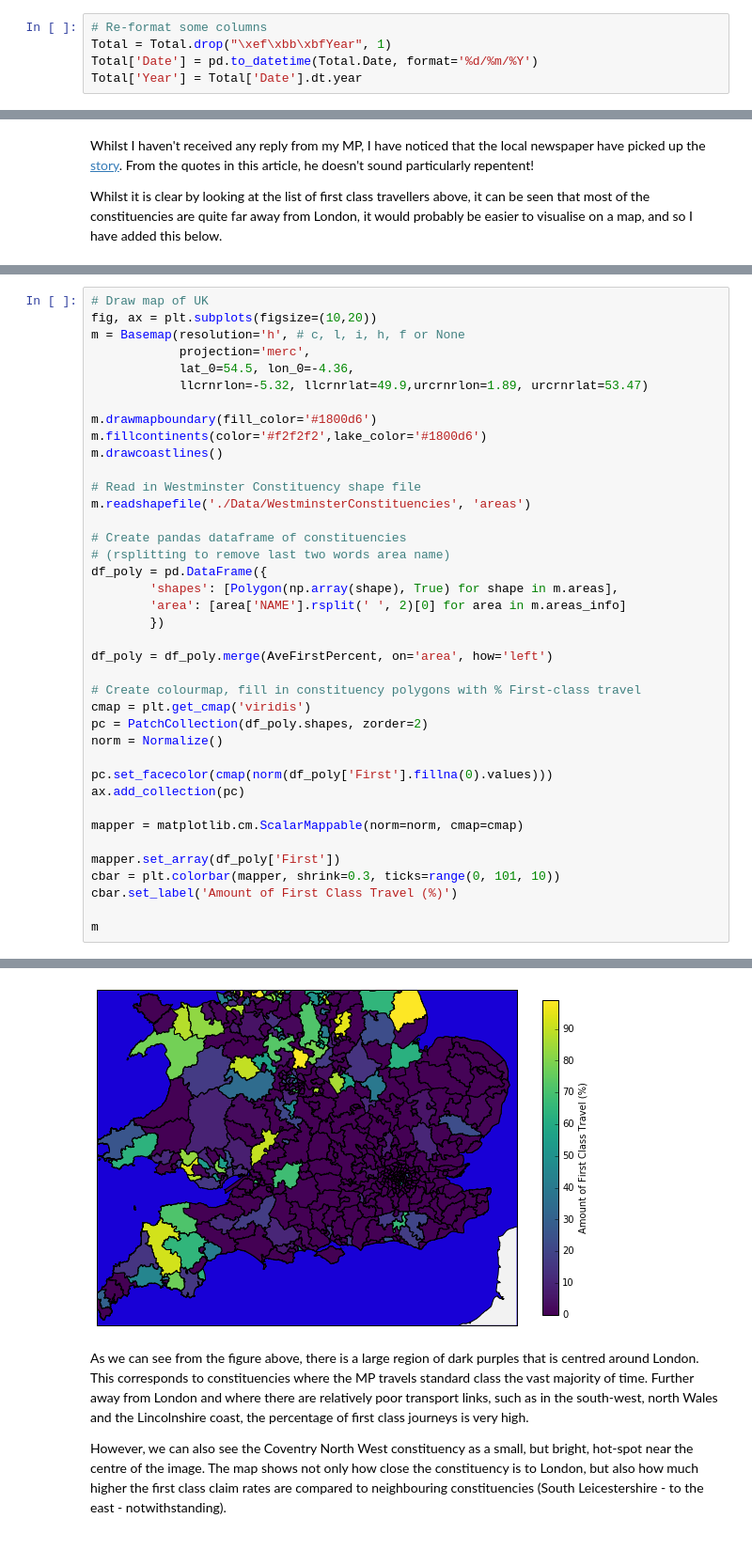
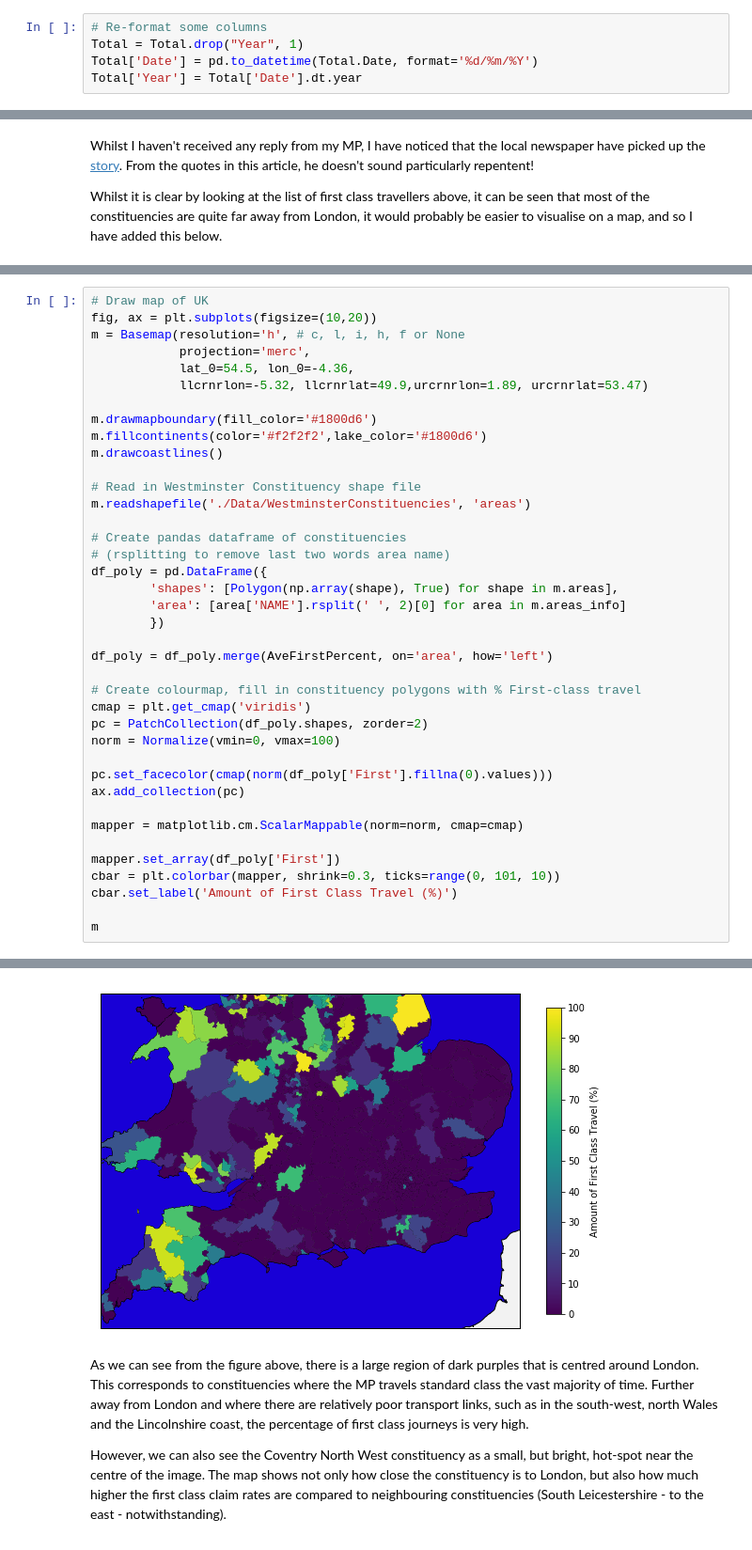
Before and after one commit to UltrasoundSam/CovExpenses, a Jupyter notebook: CoventryExpenses.ipynb, the cells around one changed output, grey strips where cells are left out. Shown: that part at 94% size. Cells and saved outputs as stored; diff of their text form.

```diff
--- a/CoventryExpenses.ipynb
+++ b/CoventryExpenses.ipynb
@@ -26,7 +26,7 @@ Files = (fi for fi in os.listdir('./Data')
 Total = pd.concat((pd.read_csv(os.path.join('./Data', fi), skipinitialspace=True)) for fi in Files)
 # %%
 # Re-format some columns
-Total = Total.drop("\xef\xbb\xbfYear", 1)
+Total = Total.drop("Year", 1)
 Total['Date'] = pd.to_datetime(Total.Date, format='%d/%m/%Y')
 Total['Year'] = Total['Date'].dt.year
 # %%
@@ -227,35 +229,35 @@ m.fillcontinents(color='#f2f2f2',lake_color='#1800d6')
 m.drawcoastlines()
 
 # Read in Westminster Constituency shape file
 m.readshapefile('./Data/WestminsterConstituencies', 'areas')
 
 # Create pandas dataframe of constituencies
 # (rsplitting to remove last two words area name)
 df_poly = pd.DataFrame({
         'shapes': [Polygon(np.array(shape), True) for shape in m.areas],
         'area': [area['NAME'].rsplit(' ', 2)[0] for area in m.areas_info]
         })
 
 df_poly = df_poly.merge(AveFirstPercent, on='area', how='left')
 
 # Create colourmap, fill in constituency polygons with % First-class travel
 cmap = plt.get_cmap('viridis')
 pc = PatchCollection(df_poly.shapes, zorder=2)
-norm = Normalize()
+norm = Normalize(vmin=0, vmax=100)
 
 pc.set_facecolor(cmap(norm(df_poly['First'].fillna(0).values)))
 ax.add_collection(pc)
 
 mapper = matplotlib.cm.ScalarMappable(norm=norm, cmap=cmap)
 
 mapper.set_array(df_poly['First'])
 cbar = plt.colorbar(mapper, shrink=0.3, ticks=range(0, 101, 10))
 cbar.set_label('Amount of First Class Travel (%)')
 
 m
 # %% [output]
 <mpl_toolkits.basemap.Basemap at 0x...>
-[figure, old version]
+[figure, new version]
 # %% [markdown]
 As we can see from the figure above, there is a large region of dark purples that is centred around London. This corresponds to constituencies where the MP travels standard class the vast majority of time. Further away from London and where there are relatively poor transport links, such as in the south-west, north Wales and the Lincolnshire coast, the percentage of first class journeys is very high.
 
```
Also changed, not shown: parts of 6 cells of this notebook, 1 other file.
